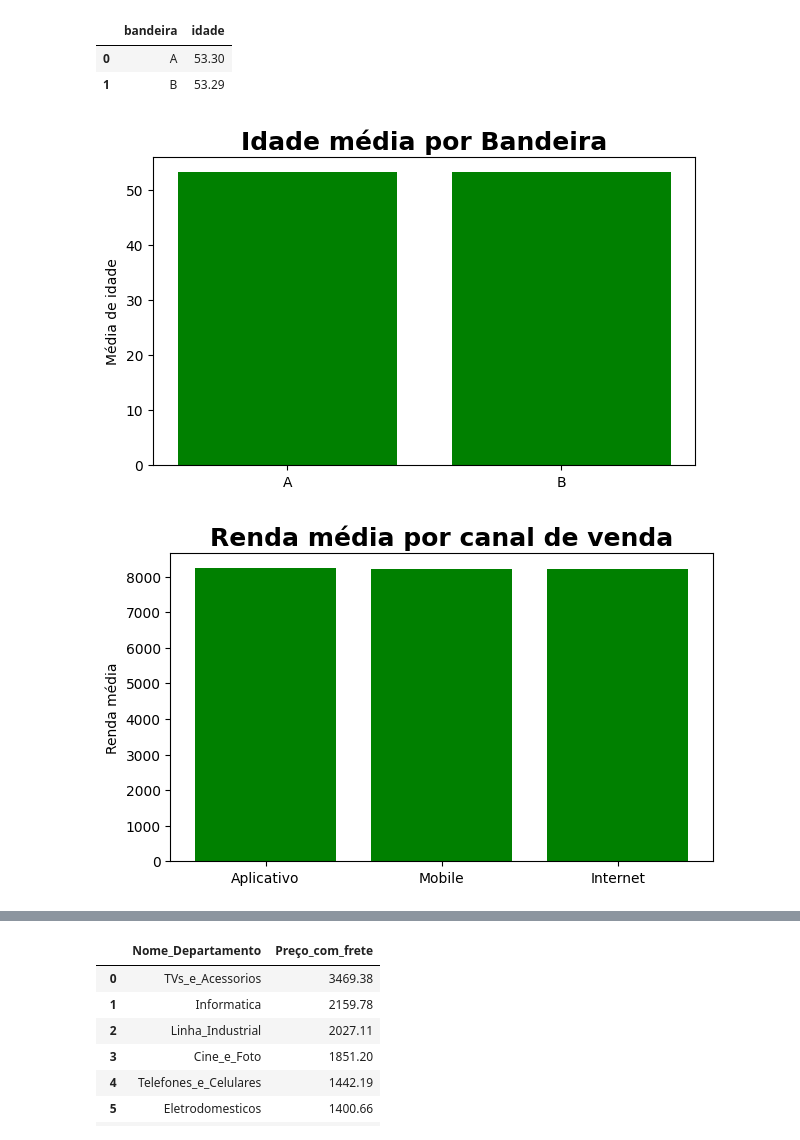
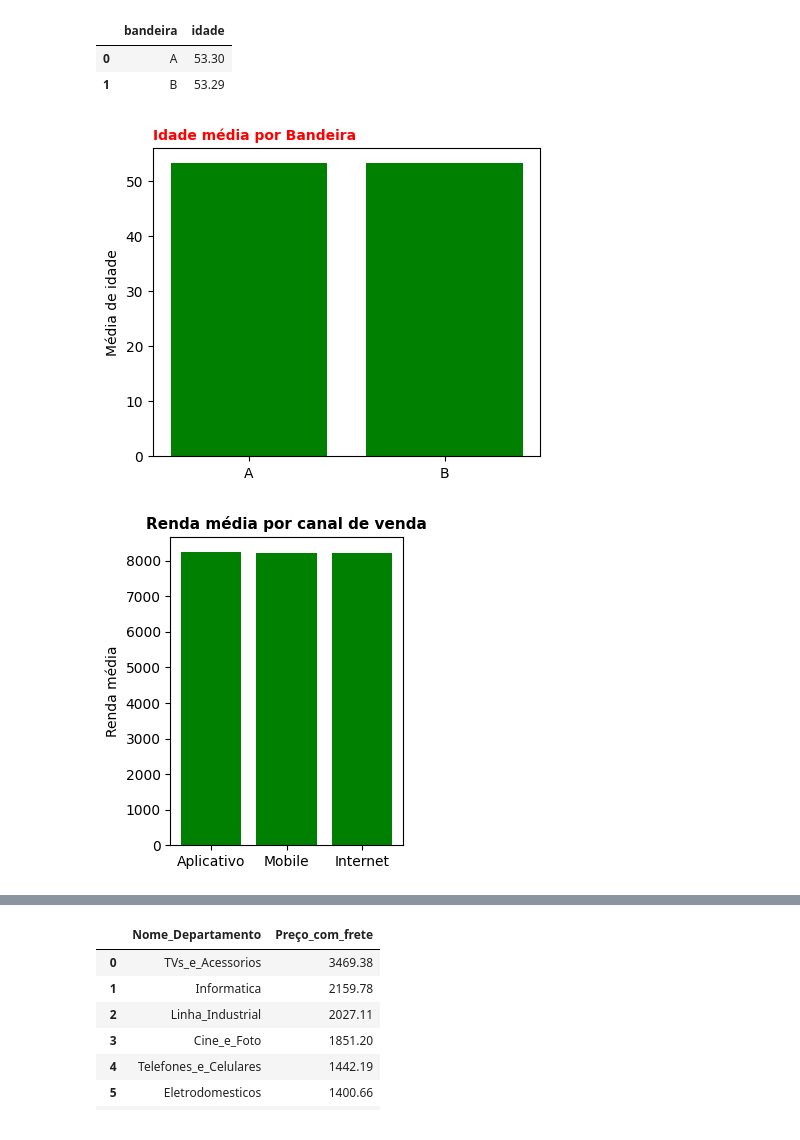
Before and after one commit to RaulSaa/Bibliotecas_Pandas, a Jupyter notebook: Case_2_Varejo.ipynb, the cells around one changed output, grey strips where cells are left out. Cells and saved outputs as stored; diff of their text form; code cells hidden in the pictures.

```diff
--- a/Case_2_Varejo.ipynb
+++ b/Case_2_Varejo.ipynb
@@ -180,2 +189,2 @@ vendas["estado"] = vendas["estado"].fillna("MS")
 # %%
-vendas["estado"].fillna("MS", inplace=True)
+sales["estado"].fillna("MS", inplace=True)
@@ -199,6 +215,6 @@ Data columns (total 9 columns):
 dtypes: datetime64[ns](1), float64(2), int64(2), object(4)
 memory usage: 5.5+ MB
 # %%
-media_preco = vendas["Preço"].mean()
+media_preco = sales["Preço"].mean()
 
-vendas["Preço"].fillna(media_preco, inplace= True)
+sales["Preço"].fillna(media_preco, inplace= True)
@@ -252,9 +275,9 @@ vendas[["Preço","Preço_com_frete"]].describe()
 | 75% | 1199.200000 | 1215.240000 |
 | max | 14439.240000 | 14439.240000 |
 # %%
-preco_errado = vendas.query("Preço > Preço_com_frete")
+preco_errado = sales.query("Preço > Preço_com_frete")
 
-vendas_correto = vendas.query("Preço < Preço_com_frete")
+vendas_correto = sales.query("Preço < Preço_com_frete")
 # %%
 vendas_correto.describe()
 # %% [output]
@@ -366,5 +397,5 @@ Name: idcompra, dtype: int64
 # %%
-cliente = pd.read_excel("cliente_varejo.xlsx")
+cliente = pd.read_excel('/cliente_varejo.xlsx')
 cliente.head()
 # %% [output]
 |  | cliente_Log | idade | renda |
@@ -449,24 +480,24 @@ agg_idade_bandeira
 # %%
 import matplotlib.pyplot as plt
 # %%
-fig = plt.figure(figsize=(7,4))
+fig = plt.figure(figsize=(5,4))
 
 plt.bar(agg_idade_bandeira["bandeira"], agg_idade_bandeira["idade"], color="green")
 
 plt.ylabel("Média de idade")
 
-plt.title("Idade média por Bandeira", loc="center", fontsize=18, fontweight="bold", color= "black");
+plt.title("Idade média por Bandeira", loc="left", fontsize=10, fontweight="bold", color= "red");
 # %% [output]
-[figure, old version]
+[figure, new version]
 # %%
-fig = plt.figure(figsize=(7,4))
+fig = plt.figure(figsize=(3,4))
 
 plt.bar(agg_idcanal_renda["idcanalvenda"], agg_idcanal_renda["renda"], color="green")
 
 plt.ylabel("Renda média")
 
-plt.title("Renda média por canal de venda", loc="center", fontsize=18, fontweight="bold", color="black");
+plt.title("Renda média por canal de venda", loc="center", fontsize=11, fontweight="bold", color="black");
 # %% [output]
-[figure, old version]
+[figure, new version]
 # %%
 venda_por_data = vendas_correto.groupby("Data").idcompra.nunique().reset_index()
```
Also changed, not shown: parts of 24 cells of this notebook.
